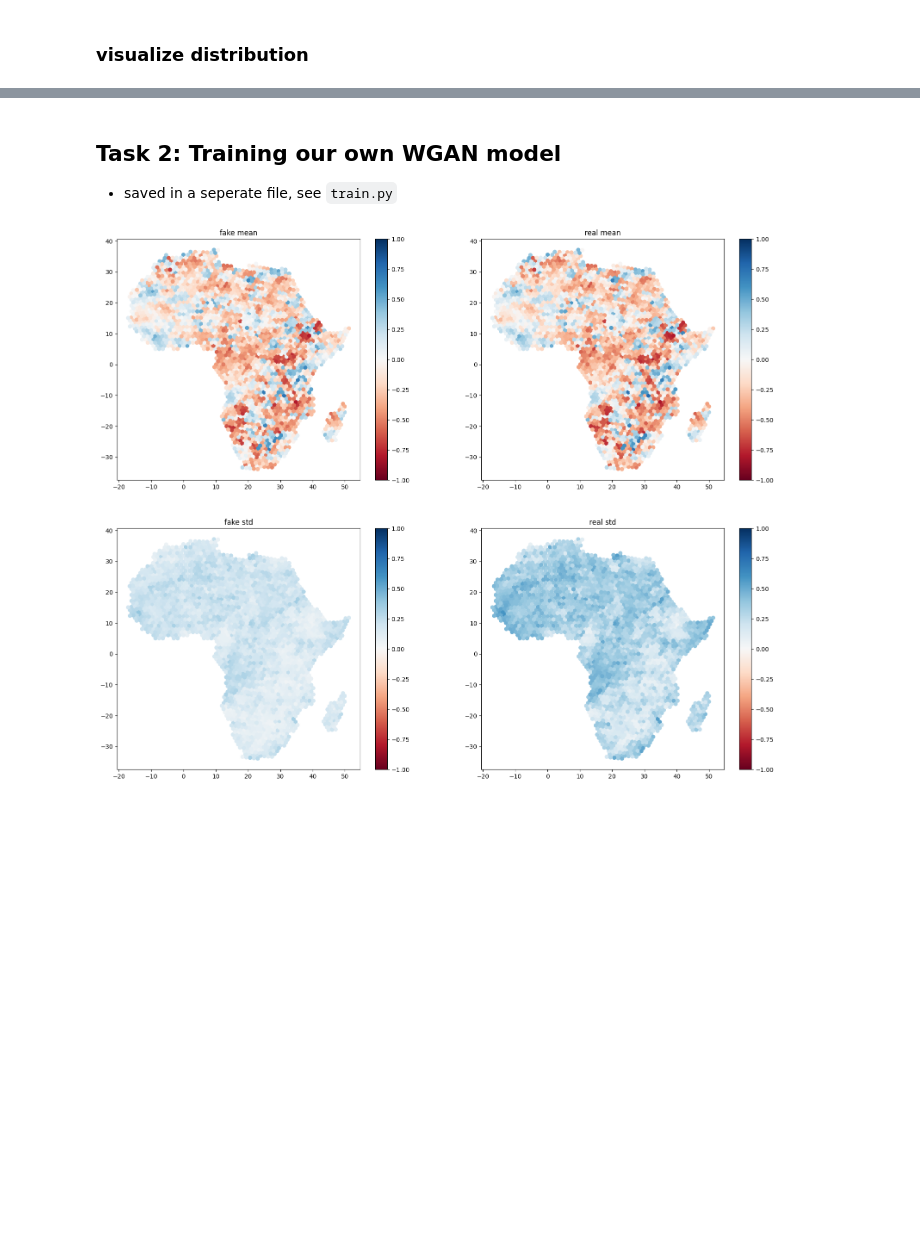
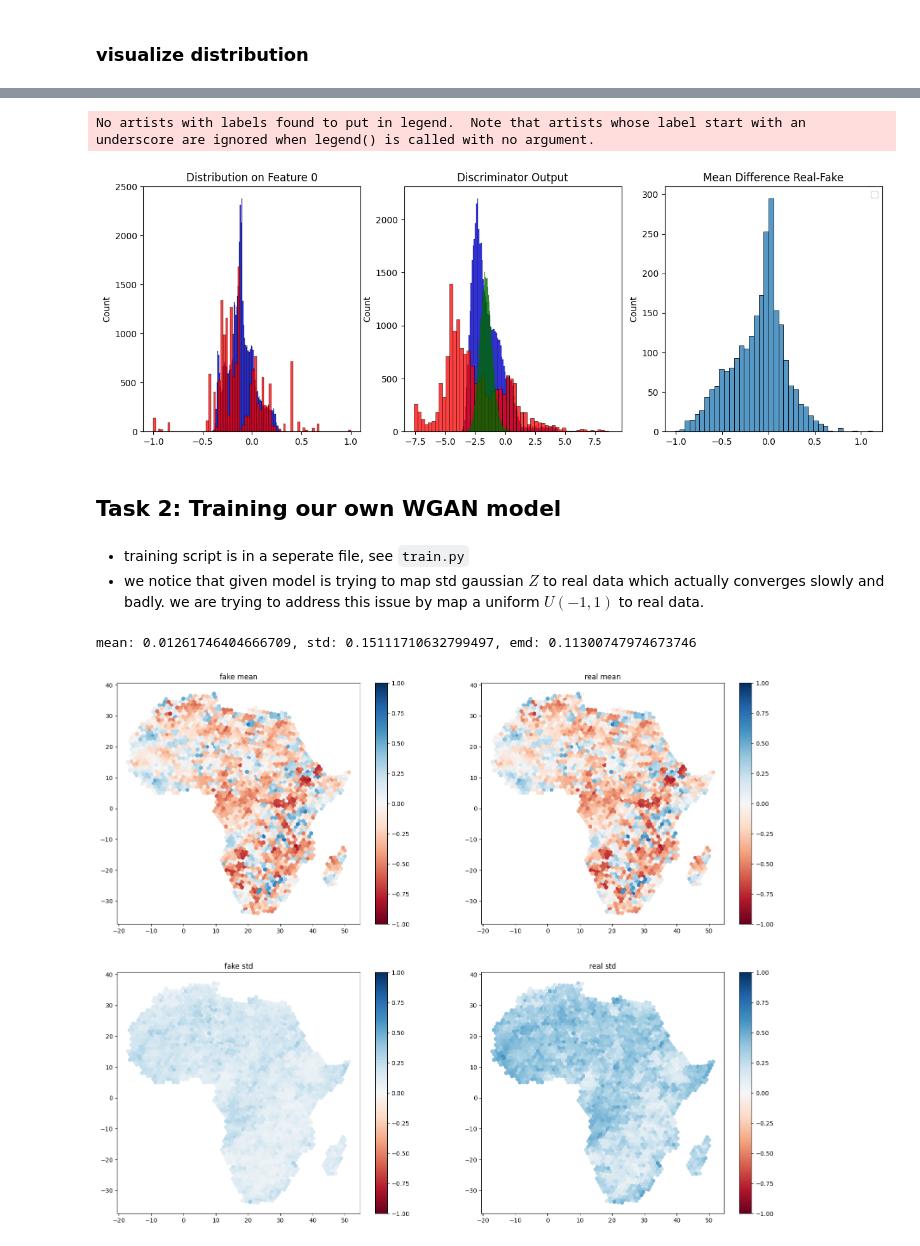
Before and after one commit to Moenupa/EIGAN, a Jupyter notebook: SCRIPTS/submission.ipynb, the cells around one changed output, grey strips where cells are left out. Saved outputs shown, nothing was run; the diff lists cells and outputs as text; code cells hidden in the pictures; blank space fills up the shorter version.

```diff
--- a/SCRIPTS/submission.ipynb
+++ b/SCRIPTS/submission.ipynb
@@ -107,5 +94,16 @@ with torch.no_grad():
+# %%
+plot_distribution(
+    torch.Tensor(fake_data),
+    torch.Tensor(normed_data),
+    torch.randn(50000, 2382),
+    model
+)
+# %% [output]
+No artists with labels found to put in legend.  Note that artists whose label start with an underscore are ignored when legend() is called with no argument.
+[figure, added]
 # %% [markdown]
 ## Task 2: Training our own WGAN model
-
-- saved in a seperate file, see `train.py`
+# %% [markdown]
+- training script is in a seperate file, see `train.py`
+- we notice that given model is trying to map std gaussian $Z$ to real data which actually converges slowly and badly. we are trying to address this issue by map a uniform $U(-1,1)$ to real data.
 # %%
@@ -116,5 +116,8 @@ with torch.no_grad():
     new_fake_data = model.generate()
 
 plot_mean_std(new_fake_data, normed_data, cord)
+mean, std, emd = eval_model(model, normed_data, normed=False)
+print(f'mean: {mean}, std: {std}, emd: {emd}')
 # %% [output]
+mean: 0.01261746404666709, std: 0.15111710632799497, emd: 0.11300747974673746
 [figure]
```
Also changed, not shown: parts of 20 cells of this notebook, 4 other files.
